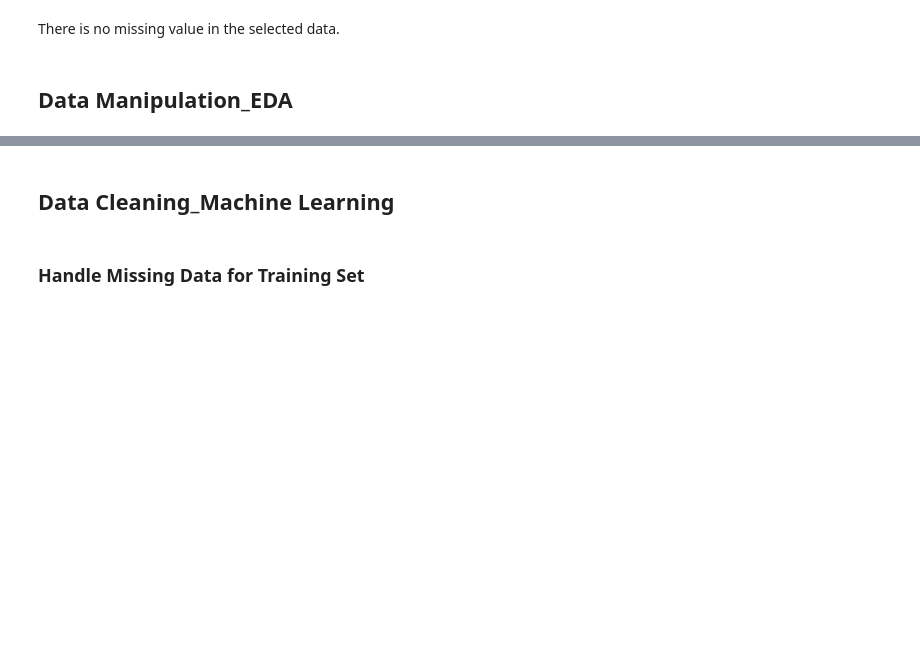
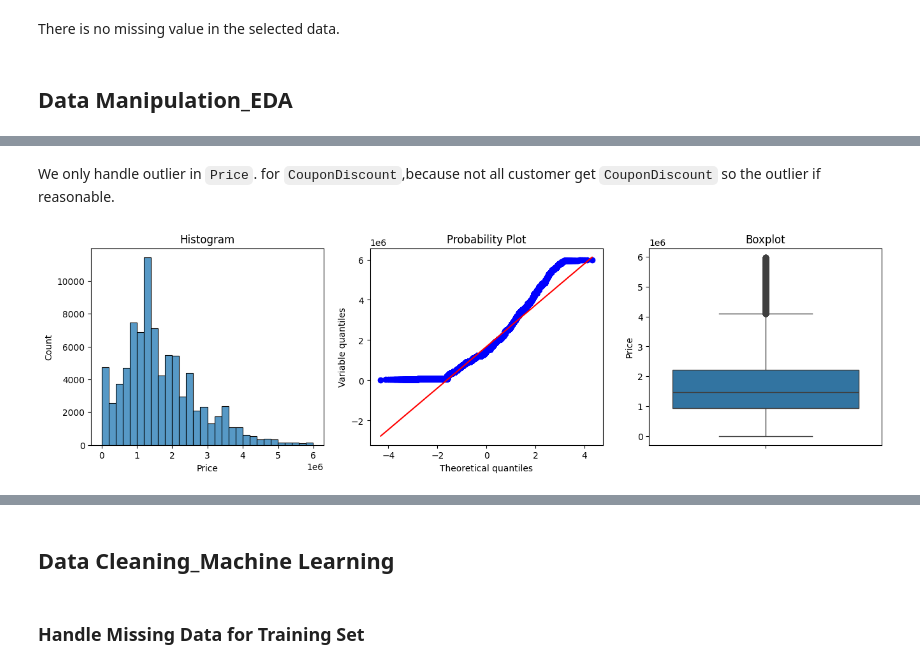
Before and after one commit to lmzhhrbrnpll/Final-Project-Data-Science, a Jupyter notebook: Coding/Data_Cleaning.ipynb, the cells around one changed output, grey strips where cells are left out. Cells and saved outputs as stored; diff of their text form; code cells hidden in the pictures; blank space fills up the shorter version.

```diff
--- a/Coding/Data_Cleaning.ipynb
+++ b/Coding/Data_Cleaning.ipynb
@@ -270,0 +301,25 @@ data_eda['CouponDiscountGroup'] = pd.cut(data_eda['CouponDiscount'],
+# %%
+def find_outlier_boundary(data_eda, variable):
+
+    # Mari kita hitung batas luar yang merupakan outlier
+
+    IQR = data_eda[variable].quantile(0.75) - data_eda[variable].quantile(0.25)
+
+    lower_boundary = data_eda[variable].quantile(0.25) - (IQR * 1.5)
+    upper_boundary = data_eda[variable].quantile(0.75) + (IQR * 1.5)
+
+    return upper_boundary, lower_boundary
+# %% [markdown]
+We only handle outlier in `Price`. for `CouponDiscount`,because not all customer get `CouponDiscount` so the outlier if reasonable.
+# %%
+# Handling outlier
+col_outlier = ['Price']
+for col in col_outlier:
+    upper_limit, lower_limit = find_outlier_boundary(data_eda, col)
+    data_eda = data_eda[(data_eda[col] <= upper_limit) & (data_eda[col] >= lower_limit)]
+# %%
+# Terapkan check_plot pada setiap kolom numerik
+for col in col_outlier:
+    check_plot(data_eda, col)
+# %% [output]
+[figure, added]
```
Also changed, not shown: parts of 9 cells of this notebook, 5 other files.
